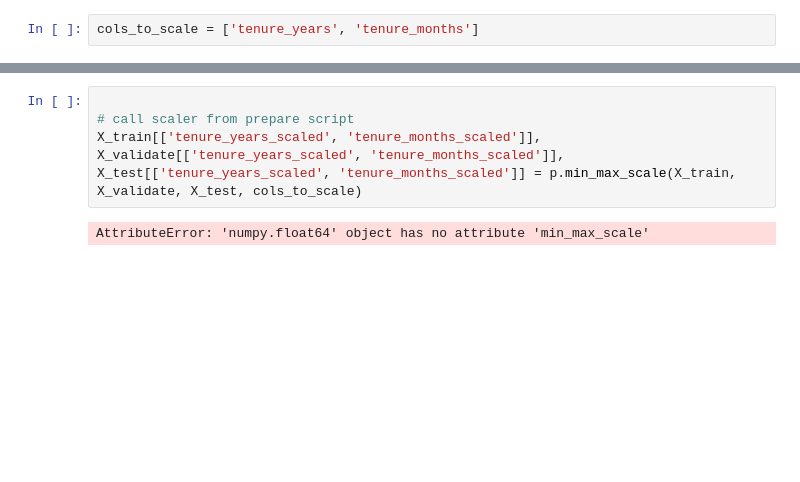
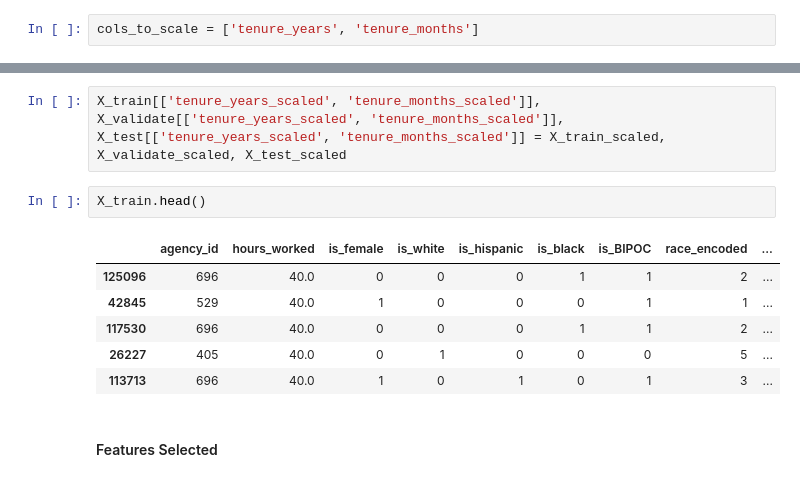
Before and after one commit to Texas-Government-Employee-Salaries/Predicting-Salaries, a Jupyter notebook: mccrosky_rough_with_scripts.ipynb, the cells around one changed output, grey strips where cells are left out. Drawn from its saved outputs; the diff is of its cells as text; blank space fills up the shorter version.

```diff
--- a/mccrosky_rough_with_scripts.ipynb
+++ b/mccrosky_rough_with_scripts.ipynb
@@ -611,6 +653,13 @@ cols_to_scale = ['tenure_years', 'tenure_months']
 # %%
-
-# call scaler from prepare script
-X_train[['tenure_years_scaled', 'tenure_months_scaled']], X_validate[['tenure_years_scaled', 'tenure_months_scaled']], X_test[['tenure_years_scaled', 'tenure_months_scaled']] = p.min_max_scale(X_train, X_validate, X_test, cols_to_scale)
+X_train[['tenure_years_scaled', 'tenure_months_scaled']], X_validate[['tenure_years_scaled', 'tenure_months_scaled']], X_test[['tenure_years_scaled', 'tenure_months_scaled']] = X_train_scaled, X_validate_scaled, X_test_scaled
-# %% [output]
-AttributeError: 'numpy.float64' object has no attribute 'min_max_scale'
+# %%
+X_train.head()
+# %% [output]
+|  | agency_id | hours_worked | is_female | is_white | is_hispanic | is_black | is_BIPOC | race_encoded | ... |
+| 125096 | 696 | 40.0 | 0 | 0 | 0 | 1 | 1 | 2 | ... |
+| 42845 | 529 | 40.0 | 1 | 0 | 0 | 0 | 1 | 1 | ... |
+| 117530 | 696 | 40.0 | 0 | 0 | 0 | 1 | 1 | 2 | ... |
+| 26227 | 405 | 40.0 | 0 | 1 | 0 | 0 | 0 | 5 | ... |
+| 113713 | 696 | 40.0 | 1 | 0 | 1 | 0 | 1 | 3 | ... |
+# %% [markdown]
+#### Features Selected
```
Also changed, not shown: parts of 11 cells of this notebook.
